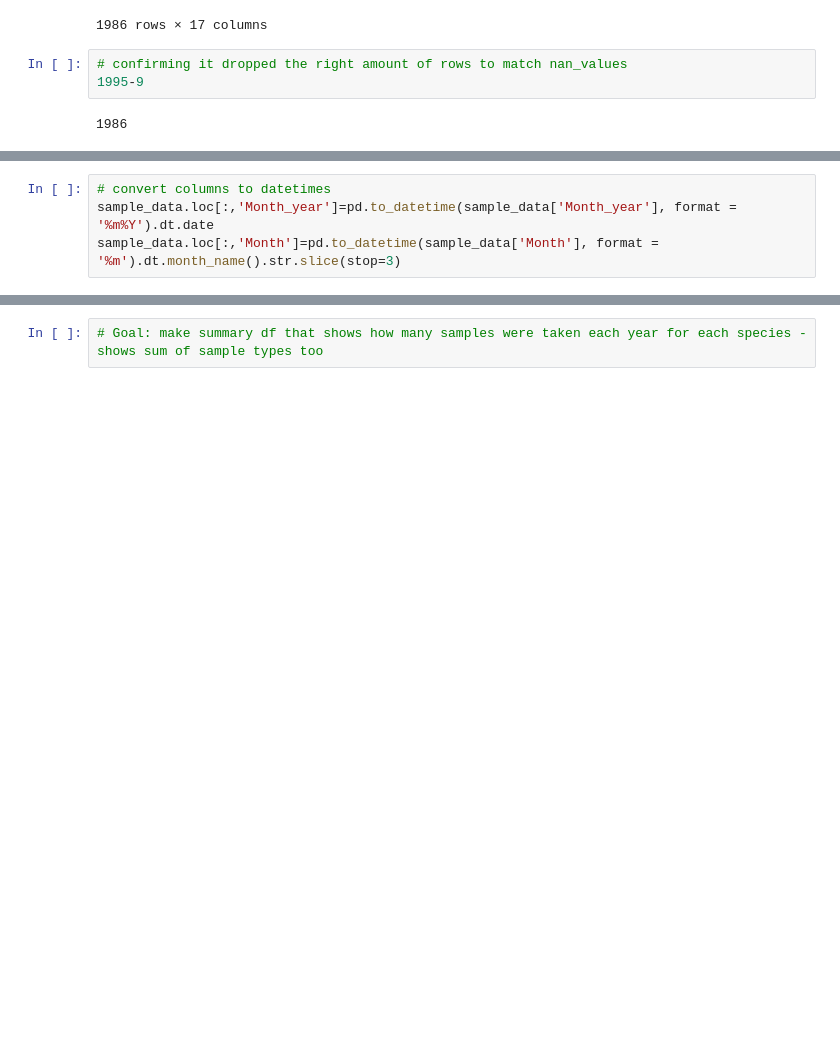
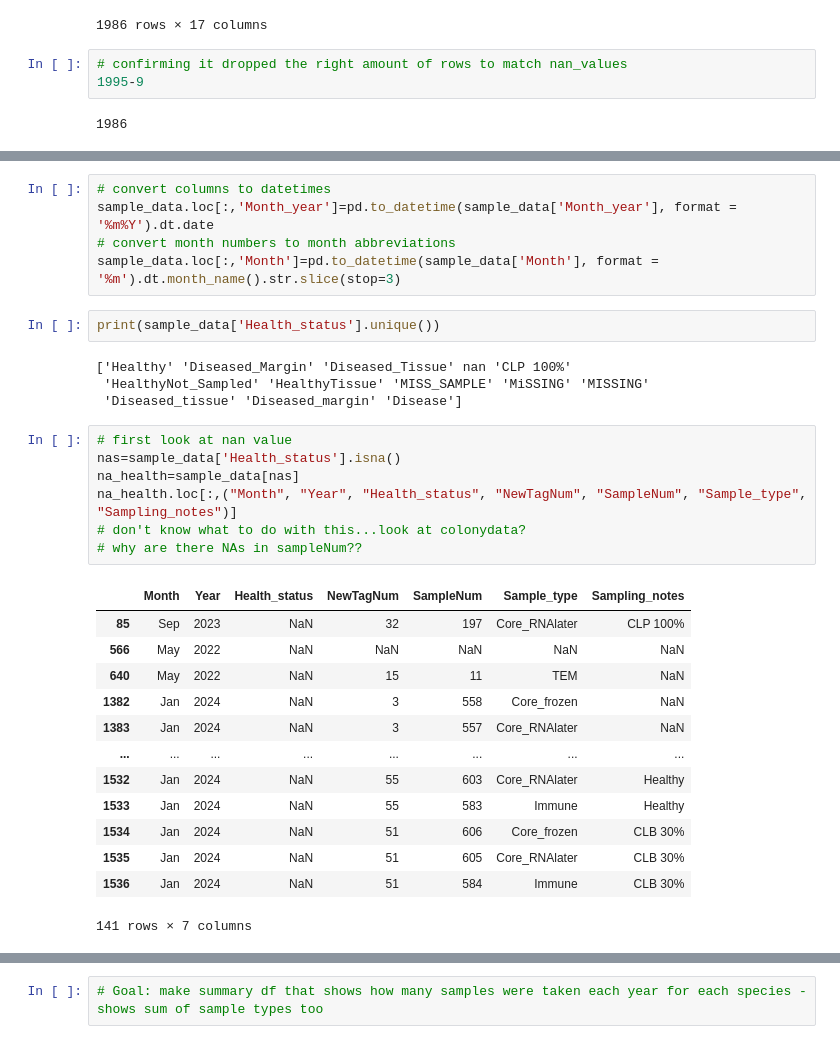
Before and after one commit to brookewicz/CBC_metagenomics, a Jupyter notebook: Demographics/SummaryStats.ipynb, the cells around one changed output, grey strips where cells are left out. Drawn from its saved outputs; the diff is of its cells as text; blank space fills up the shorter version.

```diff
--- a/Demographics/SummaryStats.ipynb
+++ b/Demographics/SummaryStats.ipynb
@@ -151,4 +151,32 @@ See the caveats in the documentation: https://pandas.pydata.org/pandas-docs/stab
 # %%
 # convert columns to datetimes
 sample_data.loc[:,'Month_year']=pd.to_datetime(sample_data['Month_year'], format = '%m%Y').dt.date
+# convert month numbers to month abbreviations
 sample_data.loc[:,'Month']=pd.to_datetime(sample_data['Month'], format = '%m').dt.month_name().str.slice(stop=3)
+# %%
+print(sample_data['Health_status'].unique())
+# %% [output]
+['Healthy' 'Diseased_Margin' 'Diseased_Tissue' nan 'CLP 100%'
+ 'HealthyNot_Sampled' 'HealthyTissue' 'MISS_SAMPLE' 'MiSSING' 'MISSING'
+ 'Diseased_tissue' 'Diseased_margin' 'Disease']
+# %%
+# first look at nan value
+nas=sample_data['Health_status'].isna()
+na_health=sample_data[nas]
+na_health.loc[:,("Month", "Year", "Health_status", "NewTagNum", "SampleNum", "Sample_type", "Sampling_notes")]
+# don't know what to do with this...look at colonydata?
+# why are there NAs in sampleNum??
+# %% [output]
+|  | Month | Year | Health_status | NewTagNum | SampleNum | Sample_type | Sampling_notes |
+| 85 | Sep | 2023 | NaN | 32 | 197 | Core_RNAlater | CLP 100% |
+| 566 | May | 2022 | NaN | NaN | NaN | NaN | NaN |
+| 640 | May | 2022 | NaN | 15 | 11 | TEM | NaN |
+| 1382 | Jan | 2024 | NaN | 3 | 558 | Core_frozen | NaN |
+| 1383 | Jan | 2024 | NaN | 3 | 557 | Core_RNAlater | NaN |
+| ... | ... | ... | ... | ... | ... | ... | ... |
+| 1532 | Jan | 2024 | NaN | 55 | 603 | Core_RNAlater | Healthy |
+| 1533 | Jan | 2024 | NaN | 55 | 583 | Immune | Healthy |
+| 1534 | Jan | 2024 | NaN | 51 | 606 | Core_frozen | CLB 30% |
+| 1535 | Jan | 2024 | NaN | 51 | 605 | Core_RNAlater | CLB 30% |
+| 1536 | Jan | 2024 | NaN | 51 | 584 | Immune | CLB 30% |
+141 rows × 7 columns
```
Also changed, not shown: parts of 20 cells of this notebook.
